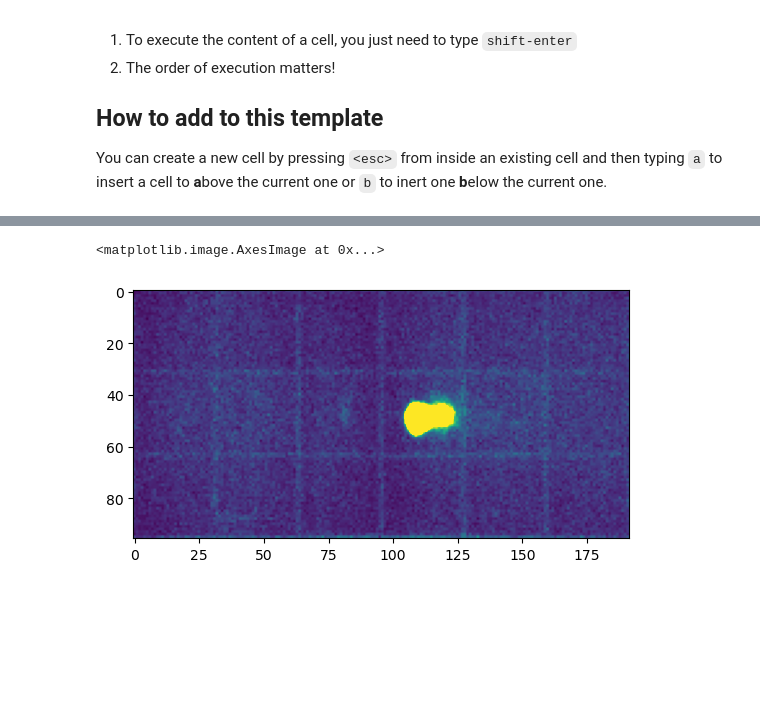
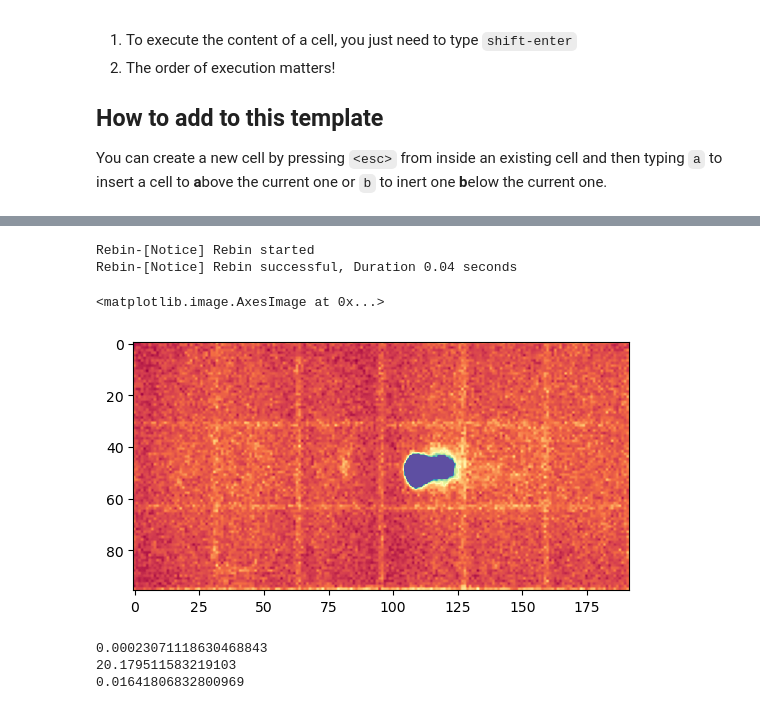
Before and after one commit to lintojes000/ORHSProject-Shared, a Jupyter notebook: ORHS_template.ipynb, the cells around one changed output, grey strips where cells are left out. Drawn from its saved outputs; the diff is of its cells as text; code cells hidden in the pictures; blank space fills up the shorter version.

```diff
--- a/ORHS_template.ipynb
+++ b/ORHS_template.ipynb
@@ -157,11 +169,21 @@ def threshMask(inputImage,thresh):
 # %%
 #create and plot image with sliced between limiting x-values
 xMin = 1.22
-xMax = 1.27
+xMax = 1.27 #xmin and xmax represent slices, explore what limitations of slices are 1/29
 image = imageFactory(xMin,xMax,'neutronData') #create our image, called "image" using the function imageFactory
-plt.imshow(image,vmax=0.02) #vmax parameter sets limit on y-value to plot in image
+plt.imshow(image, vmax=.02, cmap='Spectral') #vmax parameter sets limit on y-value to plot in image
 # %% [output]
-<matplotlib.image.AxesImage at 0x...>
+Rebin-[Notice] Rebin started
+Rebin-[Notice] Rebin successful, Duration 0.04 seconds
+<matplotlib.image.AxesImage at 0x...>
-[figure, old version]
+[figure, new version]
+# %%
+print(np.min(image))
+print(np.max(image))
+print(np.mean(image))
+# %% [output]
+0.00023071118630468843
+20.179511583219103
+0.01641806832800969
 # %%
 # apply the two of masks to this
```
Also changed, not shown: parts of 7 cells of this notebook, 4 other files.
